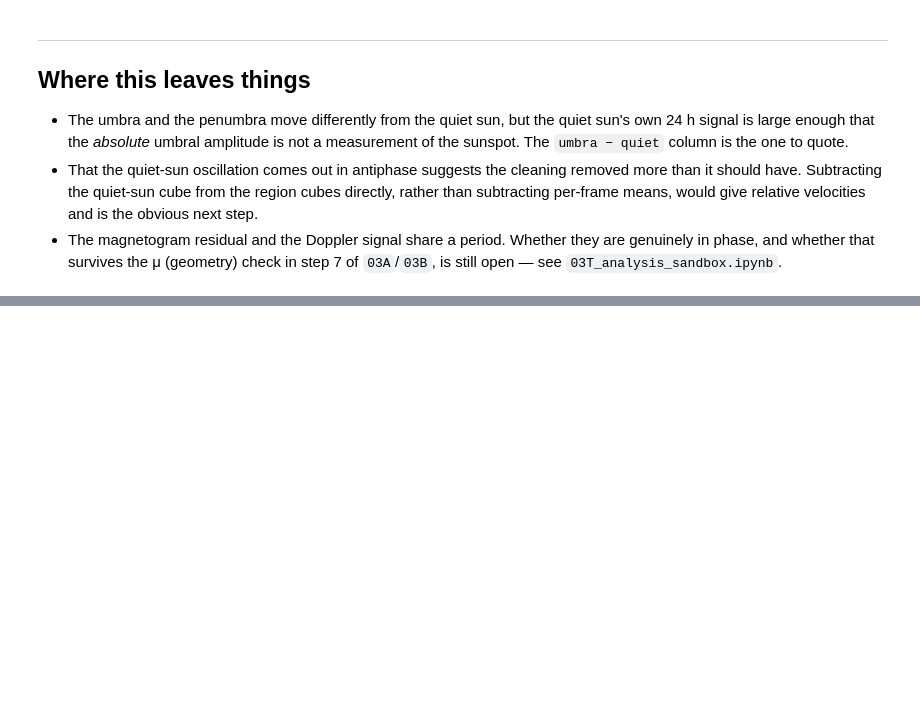
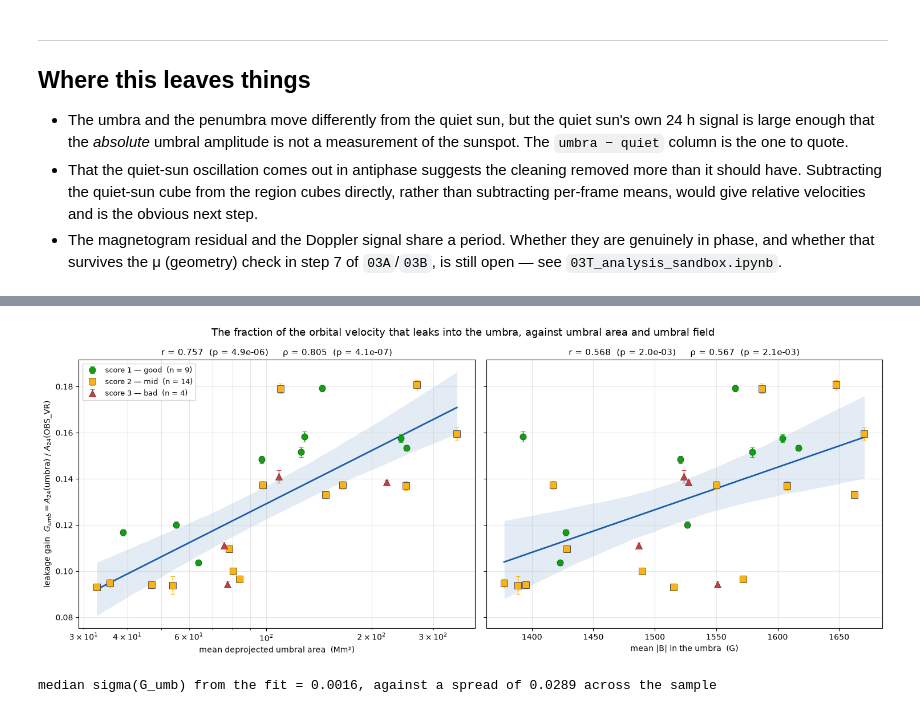
Before and after one commit to thomatrixting/sun_spots_pulsation_review, a Jupyter notebook: notebooks/04_data_comparison.ipynb, the cells around one changed output, grey strips where cells are left out. Cells and saved outputs as stored; diff of their text form; code cells hidden in the pictures; blank space fills up the shorter version.

```diff
--- a/notebooks/04_data_comparison.ipynb
+++ b/notebooks/04_data_comparison.ipynb
@@ -1007,0 +1591,60 @@ dataset    region  rank  freq_mhz  period_min  relative
+# %%
+# Two panels, one measure each — the gain against the two candidate predictors. Same status
+# palette and marker shapes as cell 28. The band on the left panel is the 95 % bootstrap
+# envelope of the fitted line, not a prediction interval: it says how well the *line* is
+# pinned by 27 points, which is the question the eye asks of a scatter this size.
+fig, axes = plt.subplots(1, 2, figsize=(15, 6), sharey=True)
+
+for ax, (x_key, xlabel, logx) in zip(axes, [
+        ('area_umb_mm2', 'mean deprojected umbral area  (Mm²)', True),
+        ('B_umb', 'mean |B| in the umbra  (G)', False)]):
+    x_raw = gain[x_key].to_numpy(dtype=float)
+    x = np.log10(x_raw) if logx else x_raw
+    y = gain['G_umb'].to_numpy(dtype=float)
+
+    grid = np.linspace(x.min(), x.max(), 100)
+    boot_lines = np.empty((2000, grid.size))
+    for i, idx in enumerate(RNG.integers(0, len(x), (2000, len(x)))):
+        a, b = np.polyfit(x[idx], y[idx], 1)
+        boot_lines[i] = a * grid + b
+    lo, hi = np.percentile(boot_lines, [2.5, 97.5], axis=0)
+    a, b = np.polyfit(x, y, 1)
+    ax.fill_between(10 ** grid if logx else grid, lo, hi, color='#1c5cab', alpha=0.12,
+                    zorder=1, lw=0)
+    ax.plot(10 ** grid if logx else grid, a * grid + b, color='#1c5cab', lw=2, zorder=2)
+
+    for score, (label, colour, marker) in LEVELS_C.items():
+        sel = (gain['score'] == score).to_numpy()
+        if not sel.any():
+            continue
+        ax.errorbar(x_raw[sel], y[sel],
+                    yerr=(gain['sigma_umb'] / gain['A_drive']).to_numpy()[sel],
+                    fmt=marker, ms=8, lw=0, capsize=3, elinewidth=1, color=colour,
+                    markeredgecolor='0.25', markeredgewidth=0.6, zorder=3,
+                    label=f'score {score} — {label}  (n = {sel.sum()})')
+
+    r, p = stats.pearsonr(x, y)
+    rho, p_rho = stats.spearmanr(x, y)
+    if logx:
+        ax.set_xscale('log')
+    ax.set_xlabel(xlabel)
+    ax.set_title(f'r = {r:.3f}  (p = {p:.1e})     ρ = {rho:.3f}  (p = {p_rho:.1e})', fontsize=11)
+    ax.grid(alpha=0.3, which='both')
+
+axes[0].set_ylabel('leakage gain  $G_{umb} = A_{24}$(umbra) / $A_{24}$(OBS_VR)')
+axes[0].legend(fontsize=9, loc='upper left')
+fig.suptitle('The fraction of the orbital velocity that leaks into the umbra, '
+             'against umbral area and umbral field', fontsize=13)
+plt.tight_layout()
+if SAVE_C:
+    fig.savefig(config.DS0N_PROCESSED_DIR / 'plots' / 'gain_vs_area_field.png', dpi=150)
+plt.show()
+
+# Error bars are the fit sigma over the drive and are smaller than the markers — the spread
+# in this figure is between spots, not measurement noise on any one of them.
+print(f'median sigma(G_umb) from the fit = '
+      f'{(gain.sigma_umb / gain.A_drive).median():.4f}, against a spread of '
+      f'{gain.G_umb.std():.4f} across the sample')
+# %% [output]
+[figure, added]
+median sigma(G_umb) from the fit = 0.0016, against a spread of 0.0289 across the sample
```
Also changed, not shown: parts of 32 cells of this notebook.
